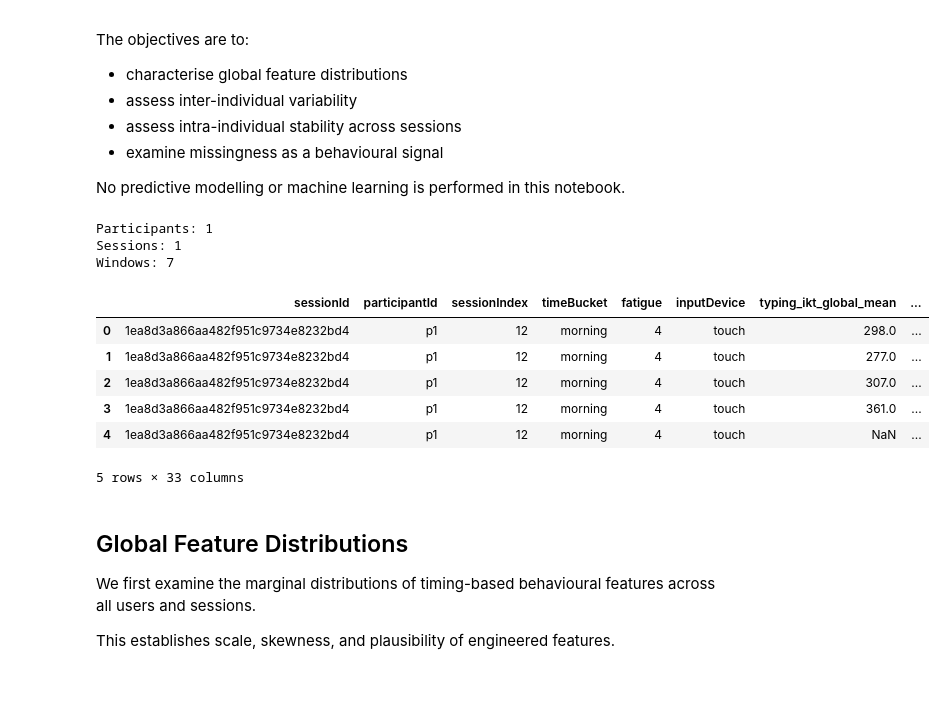
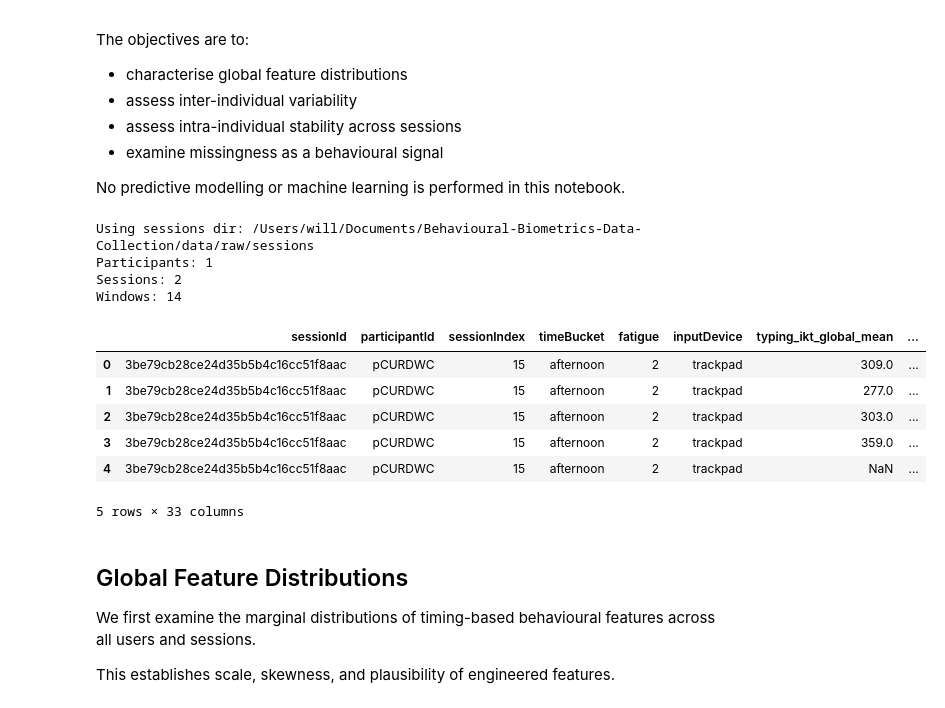
Before and after one commit to williaminsley/Behavioural-Biometrics-Data-Collection, a Jupyter notebook: Behavioural-Biometrics-Analysis/notebooks/02_eda_multi_user.ipynb, the cells around one changed output. Drawn from its saved outputs; the diff is of its cells as text; code cells hidden in the pictures.

```diff
--- a/Behavioural-Biometrics-Analysis/notebooks/02_eda_multi_user.ipynb
+++ b/Behavioural-Biometrics-Analysis/notebooks/02_eda_multi_user.ipynb
@@ -21,37 +21,48 @@ import seaborn as sns
 
 sns.set(style="whitegrid")
 # %%
-BASE = Path.cwd().parents[0]
-SESSIONS_DIR = BASE / "data" / "raw" / "sessions"
+def find_sessions_dir(start: Path) -> Path:
+    """
+    Walk upwards until we find data/raw/sessions
+    """
+    for p in [start] + list(start.parents):
+        candidate = p / "data" / "raw" / "sessions"
+        if candidate.exists():
+            return candidate
+    raise FileNotFoundError("Could not find data/raw/sessions")
+
+SESSIONS_DIR = find_sessions_dir(Path.cwd())
+print(f"Using sessions dir: {SESSIONS_DIR}")
 
 AUTH_GLOB = str(SESSIONS_DIR / "*" / "auth_windows.csv")
 files = sorted(glob.glob(AUTH_GLOB))
 
 assert files, "No auth_windows.csv files found"
 
 dfs = []
 for f in files:
     df = pd.read_csv(f)
     df["sessionFolder"] = Path(f).parent.name
     dfs.append(df)
 
 auth = pd.concat(dfs, ignore_index=True)
 
 print("Participants:", auth["participantId"].nunique())
 print("Sessions:", auth["sessionId"].nunique())
 print("Windows:", len(auth))
 
 display(auth.head())
 # %% [output]
+Using sessions dir: /Users/will/Documents/Behavioural-Biometrics-Data-Collection/data/raw/sessions
 Participants: 1
-Sessions: 1
-Windows: 7
+Sessions: 2
+Windows: 14
 |  | sessionId | participantId | sessionIndex | timeBucket | fatigue | inputDevice | typing_ikt_global_mean | ... |
-| 0 | 1ea8d3a866aa482f951c9734e8232bd4 | p1 | 12 | morning | 4 | touch | 298.0 | ... |
-| 1 | 1ea8d3a866aa482f951c9734e8232bd4 | p1 | 12 | morning | 4 | touch | 277.0 | ... |
-| 2 | 1ea8d3a866aa482f951c9734e8232bd4 | p1 | 12 | morning | 4 | touch | 307.0 | ... |
-| 3 | 1ea8d3a866aa482f951c9734e8232bd4 | p1 | 12 | morning | 4 | touch | 361.0 | ... |
-| 4 | 1ea8d3a866aa482f951c9734e8232bd4 | p1 | 12 | morning | 4 | touch | NaN | ... |
+| 0 | 3be79cb28ce24d35b5b4c16cc51f8aac | pCURDWC | 15 | afternoon | 2 | trackpad | 309.0 | ... |
+| 1 | 3be79cb28ce24d35b5b4c16cc51f8aac | pCURDWC | 15 | afternoon | 2 | trackpad | 277.0 | ... |
+| 2 | 3be79cb28ce24d35b5b4c16cc51f8aac | pCURDWC | 15 | afternoon | 2 | trackpad | 303.0 | ... |
+| 3 | 3be79cb28ce24d35b5b4c16cc51f8aac | pCURDWC | 15 | afternoon | 2 | trackpad | 359.0 | ... |
+| 4 | 3be79cb28ce24d35b5b4c16cc51f8aac | pCURDWC | 15 | afternoon | 2 | trackpad | NaN | ... |
 5 rows × 33 columns
 # %% [markdown]
 ## Global Feature Distributions
```
Also changed, not shown: parts of 6 cells of this notebook, 6 other files.
